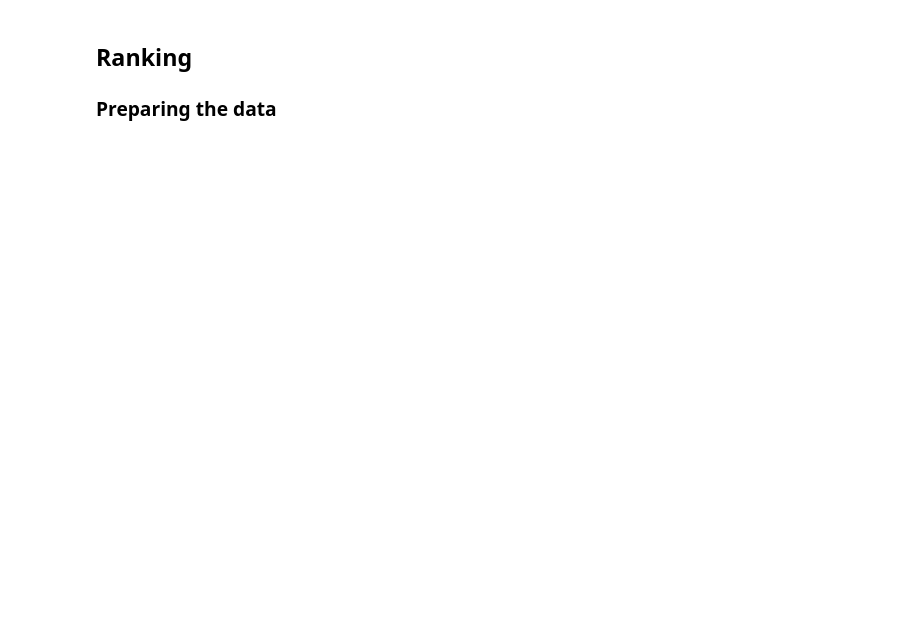
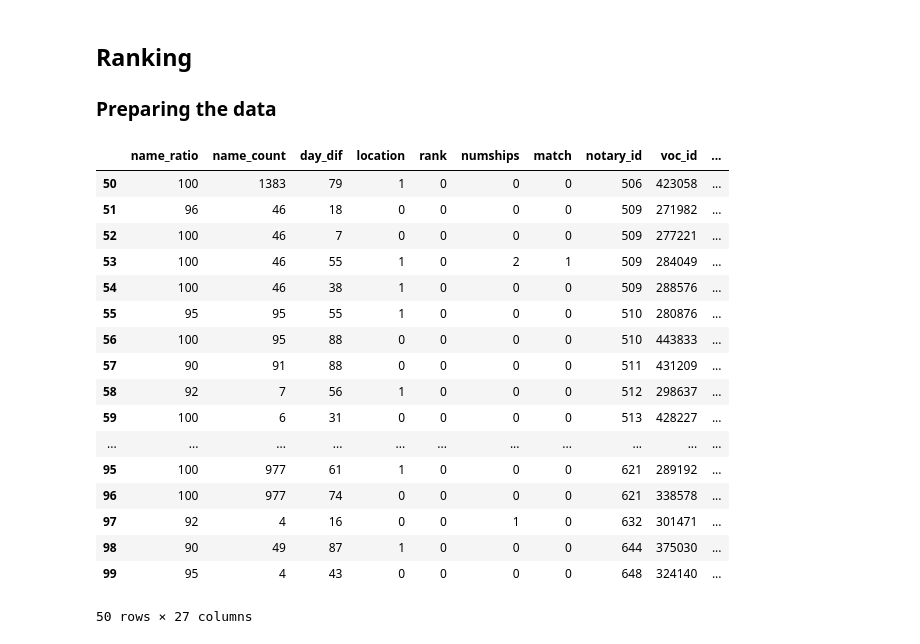
Before and after one commit to barry98/VOC-project, a Jupyter notebook: NEL.ipynb, the cells around one changed output. Saved outputs shown, nothing was run; the diff lists cells and outputs as text; code cells hidden in the pictures; blank space fills up the shorter version.

```diff
--- a/NEL.ipynb
+++ b/NEL.ipynb
@@ -148,6 +149,27 @@ testval = df[df.notary_id.isin(indexes) == False]
 test_indexes = [x for x in np.random.choice(testval.notary_id.unique(), len(testval.notary_id.unique()) // 2, replace=False)]
 test = testval[testval.notary_id.isin(test_indexes)]
 val = testval[testval.notary_id.isin(test_indexes) == False]
+# %%
+df[50:100]
+# %% [output]
+|  | name_ratio | name_count | day_dif | location | rank | numships | match | notary_id | voc_id | ... |
+| 50 | 100 | 1383 | 79 | 1 | 0 | 0 | 0 | 506 | 423058 | ... |
+| 51 | 96 | 46 | 18 | 0 | 0 | 0 | 0 | 509 | 271982 | ... |
+| 52 | 100 | 46 | 7 | 0 | 0 | 0 | 0 | 509 | 277221 | ... |
+| 53 | 100 | 46 | 55 | 1 | 0 | 2 | 1 | 509 | 284049 | ... |
+| 54 | 100 | 46 | 38 | 1 | 0 | 0 | 0 | 509 | 288576 | ... |
+| 55 | 95 | 95 | 55 | 1 | 0 | 0 | 0 | 510 | 280876 | ... |
+| 56 | 100 | 95 | 88 | 0 | 0 | 0 | 0 | 510 | 443833 | ... |
+| 57 | 90 | 91 | 88 | 0 | 0 | 0 | 0 | 511 | 431209 | ... |
+| 58 | 92 | 7 | 56 | 1 | 0 | 0 | 0 | 512 | 298637 | ... |
+| 59 | 100 | 6 | 31 | 0 | 0 | 0 | 0 | 513 | 428227 | ... |
+| ... | ... | ... | ... | ... | ... | ... | ... | ... | ... | ... |
+| 95 | 100 | 977 | 61 | 1 | 0 | 0 | 0 | 621 | 289192 | ... |
+| 96 | 100 | 977 | 74 | 0 | 0 | 0 | 0 | 621 | 338578 | ... |
+| 97 | 92 | 4 | 16 | 0 | 0 | 1 | 0 | 632 | 301471 | ... |
+| 98 | 90 | 49 | 87 | 1 | 0 | 0 | 0 | 644 | 375030 | ... |
+| 99 | 95 | 4 | 43 | 0 | 0 | 0 | 0 | 648 | 324140 | ... |
+50 rows × 27 columns
 # %%
 train = pd.read_json('trainltr.json')
 # %%
```
Also changed, not shown: parts of 18 cells of this notebook, 2 other files.
